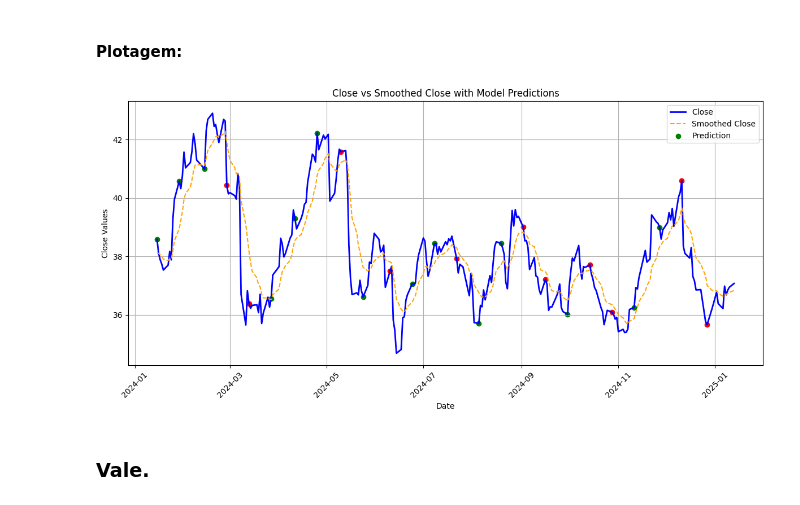
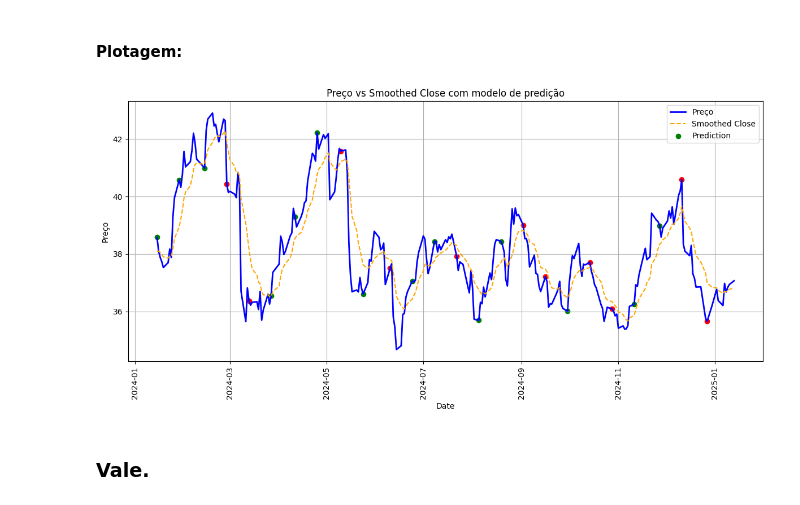
Before and after one commit to Bruno-Santana-Eco/TCC_Machine_learning, a Jupyter notebook: Random Forest_D10.ipynb, the cells around one changed output. Cells and saved outputs as stored; diff of their text form; code cells hidden in the pictures.

```diff
--- a/Random Forest_D10.ipynb
+++ b/Random Forest_D10.ipynb
@@ -975,33 +979,33 @@ Y_Cols = one_year_data['Prediction']
 X_train, X_test, y_train, y_test = train_test_split(X_Cols, Y_Cols, random_state=0)
 
 # Criar o modelo Random Forest Classifier
-rand_frst_clf_Ambev = RandomForestClassifier(n_estimators=100, oob_score=True, criterion="gini", random_state=0)
+rand_frst_clf_Itau = RandomForestClassifier(n_estimators=100, oob_score=True, criterion="gini", random_state=0)
 
 # Treinar o modelo
-rand_frst_clf_Ambev.fit(X_train, y_train)
+rand_frst_clf_Itau.fit(X_train, y_train)
 
 # Fazer previsões para os dados reais de 1 ano (agora usando o modelo treinado)
-y_pred = rand_frst_clf_Ambev.predict(X_Cols)
+y_pred = rand_frst_clf_Itau.predict(X_Cols)
 
 # Agora, vamos plotar o gráfico com as previsões do modelo
 plt.figure(figsize=(12, 6))
 
 # Plotando Close e Smoothed_Close
-plt.plot(one_year_data["Date"], one_year_data["Close"], label="Close", color="blue", linewidth=2)
+plt.plot(one_year_data["Date"], one_year_data["Close"], label="Preço", color="blue", linewidth=2)
 plt.plot(one_year_data["Date"], one_year_data["Smoothed_Close"], label="Smoothed Close", color="orange", linestyle="--")
 
 # Adicionando sinais de Prediction (usando o modelo para prever sinais)
-for i in range(0, len(one_year_data), 5):  # A cada 5 dias
+for i in range(0, len(one_year_data), 10):  # A cada 10 dias
     color = "green" if y_pred[i] == 1 else "red"  # Se previsão for 1, sinal verde, senão sinal vermelho
     plt.scatter(one_year_data["Date"].iloc[i], one_year_data["Close"].iloc[i], color=color, label="Prediction" if i == 0 else "")
 
 # Configurações finais do gráfico
 plt.xlabel("Date")
-plt.ylabel("Close Values")
-plt.title("Close vs Smoothed Close with Model Predictions")
+plt.ylabel("Preço")
+plt.title("Preço vs Smoothed Close com modelo de predição")
 plt.legend()
 plt.grid()
-plt.xticks(rotation=45)  # Rotaciona as datas para facilitar a leitura
+plt.xticks(rotation=90)  # Rotaciona as datas para facilitar a leitura
 plt.tight_layout()  # Ajusta para evitar sobreposição
 plt.show()
 # %% [output]
@@ -1821,19 +1835,19 @@ Y_Cols = one_year_data['Prediction']
 X_train, X_test, y_train, y_test = train_test_split(X_Cols, Y_Cols, random_state=0)
 
 # Criar o modelo Random Forest Classifier
-rand_frst_clf_Magalu = RandomForestClassifier(n_estimators=100, oob_score=True, criterion="gini", random_state=0)
+rand_frst_clf_Itau = RandomForestClassifier(n_estimators=100, oob_score=True, criterion="gini", random_state=0)
 
 # Treinar o modelo
-rand_frst_clf_Magalu.fit(X_train, y_train)
+rand_frst_clf_Itau.fit(X_train, y_train)
 
 # Fazer previsões para os dados reais de 1 ano (agora usando o modelo treinado)
-y_pred = rand_frst_clf_Magalu.predict(X_Cols)
+y_pred = rand_frst_clf_Itau.predict(X_Cols)
 
 # Agora, vamos plotar o gráfico com as previsões do modelo
 plt.figure(figsize=(12, 6))
 
 # Plotando Close e Smoothed_Close
-plt.plot(one_year_data["Date"], one_year_data["Close"], label="Close", color="blue", linewidth=2)
+plt.plot(one_year_data["Date"], one_year_data["Close"], label="Preço", color="blue", linewidth=2)
 plt.plot(one_year_data["Date"], one_year_data["Smoothed_Close"], label="Smoothed Close", color="orange", linestyle="--")
 
 # Adicionando sinais de Prediction (usando o modelo para prever sinais)
@@ -1843,11 +1857,11 @@ for i in range(0, len(one_year_data), 10):  # A cada 10 dias
 
 # Configurações finais do gráfico
 plt.xlabel("Date")
-plt.ylabel("Close Values")
-plt.title("Close vs Smoothed Close with Model Predictions")
+plt.ylabel("Preço")
+plt.title("Preço vs Smoothed Close com modelo de predição")
 plt.legend()
 plt.grid()
-plt.xticks(rotation=45)  # Rotaciona as datas para facilitar a leitura
+plt.xticks(rotation=90)  # Rotaciona as datas para facilitar a leitura
 plt.tight_layout()  # Ajusta para evitar sobreposição
 plt.show()
 # %% [output]
@@ -2239,41 +2259,41 @@ one_year_data = ticker_data[ticker_data['Date'] >= ticker_data['Date'].max() - p
 X_Cols = one_year_data[['RSI', f'k_percent_{t}', f'r_percent_{t}', 'Price_Rate_Of_Change', 'MACD', 'MACD_EMA', 'On Balance Volume']]
 Y_Cols = one_year_data['Prediction']
 
 # Split X and Y para treinamento e teste
 X_train, X_test, y_train, y_test = train_test_split(X_Cols, Y_Cols, random_state=0)
 
 # Criar o modelo Random Forest Classifier
-rand_frst_clf_Petro = RandomForestClassifier(n_estimators=100, oob_score=True, criterion="gini", random_state=0)
+rand_frst_clf_Itau = RandomForestClassifier(n_estimators=100, oob_score=True, criterion="gini", random_state=0)
 
 # Treinar o modelo
-rand_frst_clf_Petro.fit(X_train, y_train)
+rand_frst_clf_Itau.fit(X_train, y_train)
 
 # Fazer previsões para os dados reais de 1 ano (agora usando o modelo treinado)
-y_pred = rand_frst_clf_Petro.predict(X_Cols)
+y_pred = rand_frst_clf_Itau.predict(X_Cols)
 
 # Agora, vamos plotar o gráfico com as previsões do modelo
 plt.figure(figsize=(12, 6))
 
 # Plotando Close e Smoothed_Close
-plt.plot(one_year_data["Date"], one_year_data["Close"], label="Close", color="blue", linewidth=2)
+plt.plot(one_year_data["Date"], one_year_data["Close"], label="Preço", color="blue", linewidth=2)
 plt.plot(one_year_data["Date"], one_year_data["Smoothed_Close"], label="Smoothed Close", color="orange", linestyle="--")
 
 # Adicionando sinais de Prediction (usando o modelo para prever sinais)
 for i in range(0, len(one_year_data), 10):  # A cada 10 dias
     color = "green" if y_pred[i] == 1 else "red"  # Se previsão for 1, sinal verde, senão sinal vermelho
     plt.scatter(one_year_data["Date"].iloc[i], one_year_data["Close"].iloc[i], color=color, label="Prediction" if i == 0 else "")
 
 # Configurações finais do gráfico
 plt.xlabel("Date")
-plt.ylabel("Close Values")
-plt.title("Close vs Smoothed Close with Model Predictions")
+plt.ylabel("Preço")
+plt.title("Preço vs Smoothed Close com modelo de predição")
 plt.legend()
 plt.grid()
-plt.xticks(rotation=45)  # Rotaciona as datas para facilitar a leitura
+plt.xticks(rotation=90)  # Rotaciona as datas para facilitar a leitura
 plt.tight_layout()  # Ajusta para evitar sobreposição
 plt.show()
 # %% [output]
-[figure, old version]
+[figure, new version]
 # %% [markdown]
 ### Vale.
 # %% [markdown]
```
Also changed, not shown: parts of 16 cells of this notebook.
